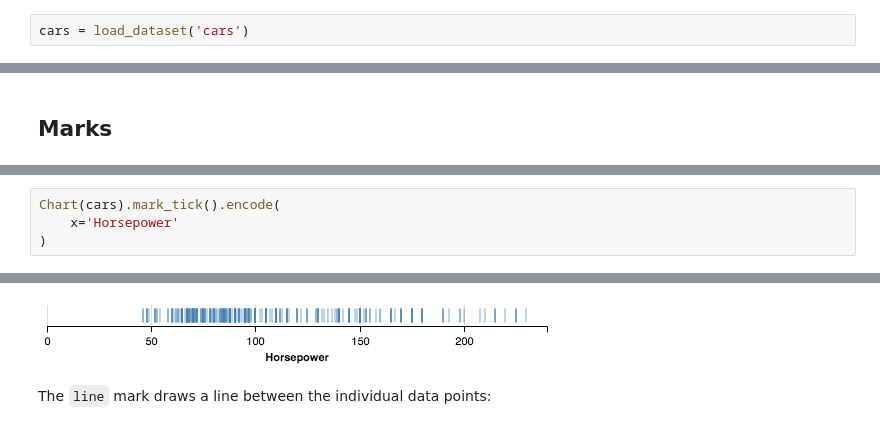
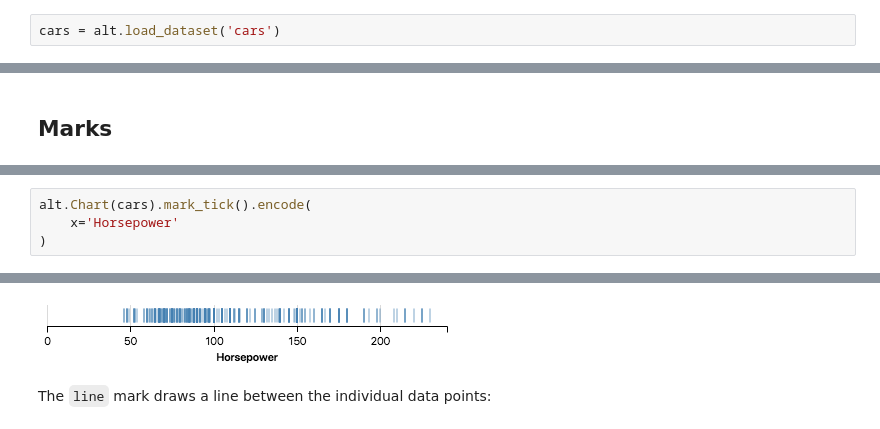
Before and after one commit to calpolydatascience/data301, a Jupyter notebook: Content/Visualize/04-ChartMarksEncodings.ipynb, the cells around one changed output, grey strips where cells are left out. Saved outputs shown, nothing was run; the diff lists cells and outputs as text.

```diff
--- a/Content/Visualize/04-ChartMarksEncodings.ipynb
+++ b/Content/Visualize/04-ChartMarksEncodings.ipynb
@@ -13,7 +14,7 @@ from altair import *
 # %% [markdown]
 Again, let's load the cars dataset and remind ourselves of its structure:
 # %%
-cars = load_dataset('cars')
+cars = alt.load_dataset('cars')
 # %%
 cars.head()
 # %% [output]
@@ -69,7 +69,7 @@ Altair supports the following mark types:
 
 With these nine mark types you can create a wide range of data visualizations. Above, we have seen how the `point` mark can be used to create a two-dimensional scatter plot. Here is an example of the `tick` mark, which is useful for showing the distribution of a quantitative variable:
 # %%
-Chart(cars).mark_tick().encode(
+alt.Chart(cars).mark_tick().encode(
     x='Horsepower'
 )
 # %% [output]
@@ -77,4 +76,4 @@ Chart(cars).mark_tick().encode(
-[figure, old version]
+[figure, new version]
 # %% [markdown]
 The `line` mark draws a line between the individual data points:
 # %%
```
Also changed, not shown: parts of 11 cells of this notebook, 2 other files.
